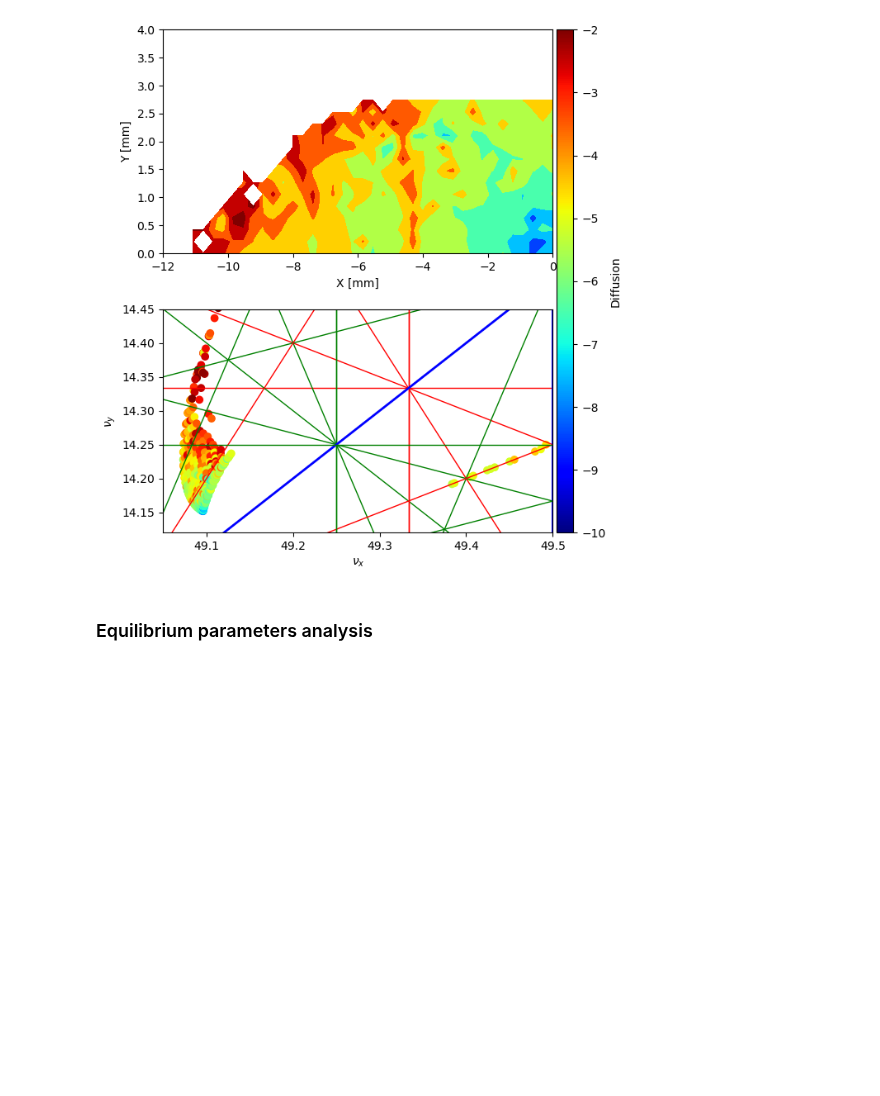
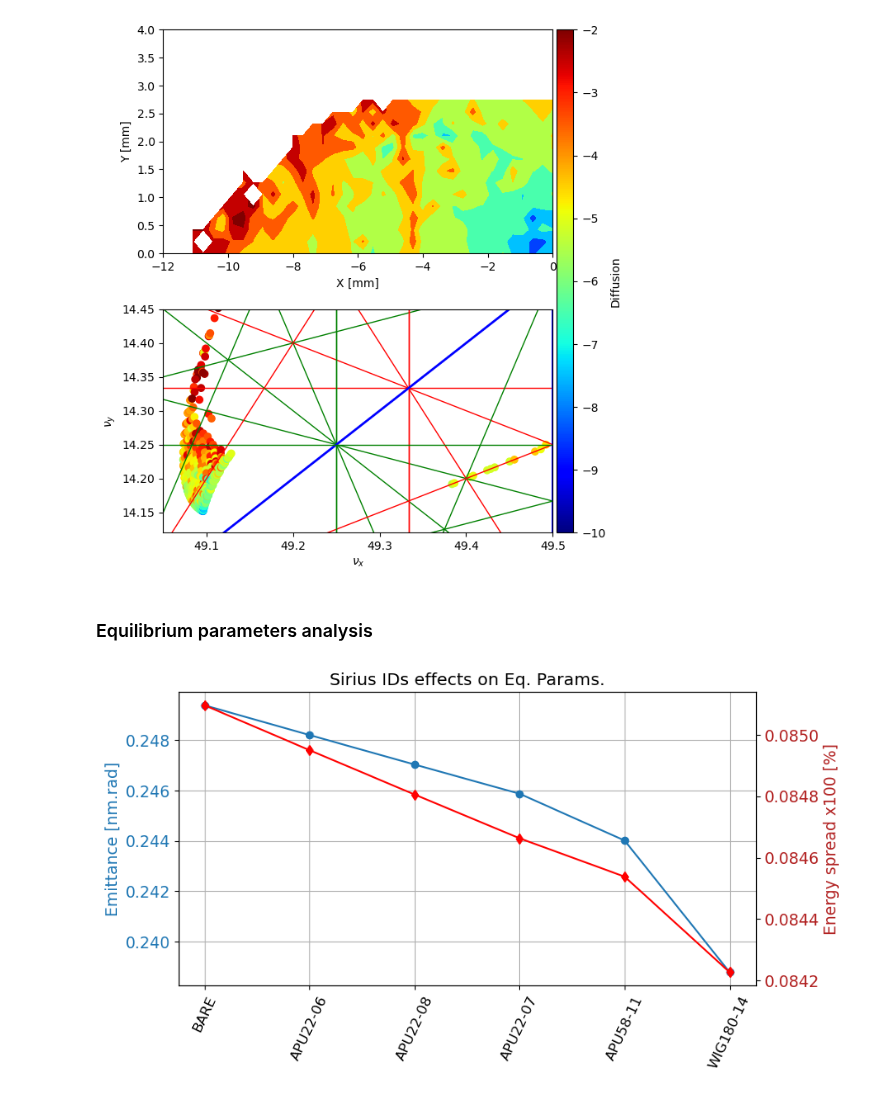
Before and after one commit to lnls-fac/idanalysis, a Jupyter notebook: idanalysis/idanalysis_tutorial.ipynb, the cells around one changed output. Drawn from its saved outputs; the diff is of its cells as text; code cells hidden in the pictures; blank space fills up the shorter version.

```diff
--- a/idanalysis/idanalysis_tutorial.ipynb
+++ b/idanalysis/idanalysis_tutorial.ipynb
@@ -292,6 +291,4 @@ import pymodels
 # %%
-
-
 id1 = InsertionParams()
 id1.fam_name = 'APU22'
 id1.period = 22
@@ -311,39 +308,36 @@ id3 = InsertionParams()
 id3.fam_name = 'APU22'
 id3.period = 22
 id3.by_peak = 0.68
 id3.nr_periods = 50
 id3.straight_section = "ID07SB"
 
 id4 = InsertionParams()
 id4.fam_name = 'APU58'
 id4.period = 58
 id4.ky = 5.2
 id4.length = 1
 id4.straight_section = "ID11SB"
 
 id5 = InsertionParams()
 id5.fam_name = 'WIG180'
 id5.period = 180
 id5.by_peak = 1
 id5.nr_periods = 13
 id5.straight_section = "ID14SB"
 
 
 eqparam = EqParamAnalysis()
-si = pymodels.si.create_accelerator()
-si = pymodels.si.fitted_models.vertical_dispersion_and_coupling(si)
-eqparam.model = si
+# si = pymodels.si.create_accelerator()
+# si = pymodels.si.fitted_models.vertical_dispersion_and_coupling(si)
+# eqparam.model = si
 
 eqparam.add_id_to_lattice(id1)
 eqparam.add_id_to_lattice(id2)
 eqparam.add_id_to_lattice(id3)
 eqparam.add_id_to_lattice(id4)
 eqparam.add_id_to_lattice(id5)
 
 
-emitx, emity, spread, taux, tauy, taue = eqparam.calc_total_effect_on_eqparams()
-# eqparam.plot_ids_effects_emit_espread()
-# emitx, emity = eqparam.calc_total_effect_on_emittance()
-# energy_spread = eqparam.calc_total_effect_on_espread()
-# taux, tauy, taue = eqparam.calc_total_effect_on_damping_times()
-# u0 = eqparam.calc_total_energy_loss()
+eqparam.plot_ids_effects_emit_espread()
+# %% [output]
+[figure, added]
```
Also changed, not shown: parts of 4 cells of this notebook, 2 other files.
